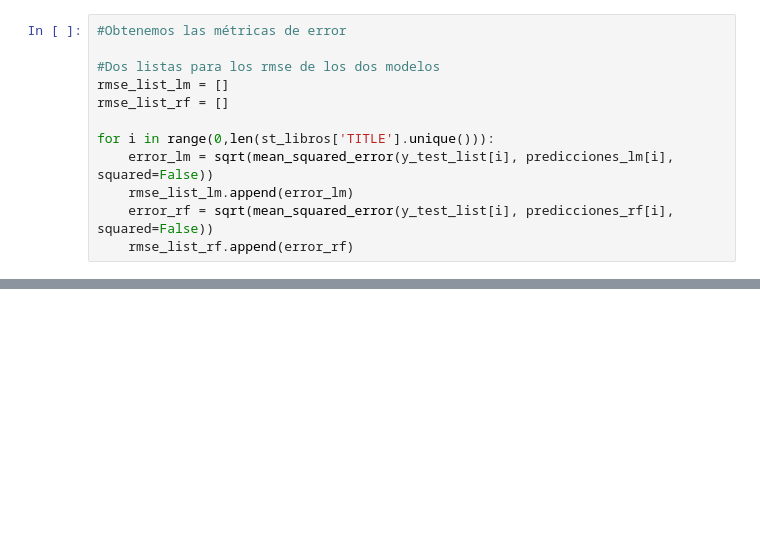
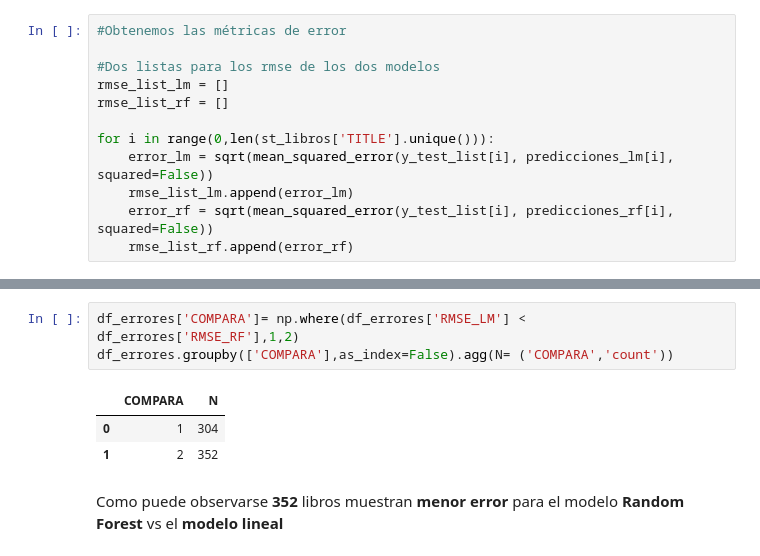
Before and after one commit to hghernandez/MachineLearning, a Jupyter notebook: python/ForecastPenguin/Forecast Penguim Random House.ipynb, the cells around one changed output, grey strips where cells are left out. Cells and saved outputs as stored; diff of their text form; blank space fills up the shorter version.

```diff
--- a/python/ForecastPenguin/Forecast Penguim Random House.ipynb
+++ b/python/ForecastPenguin/Forecast Penguim Random House.ipynb
@@ -285,0 +308,9 @@ print(rmse_list_rf[600])
+# %%
+df_errores['COMPARA']= np.where(df_errores['RMSE_LM'] < df_errores['RMSE_RF'],1,2)
+df_errores.groupby(['COMPARA'],as_index=False).agg(N= ('COMPARA','count'))
+# %% [output]
+|  | COMPARA | N |
+| 0 | 1 | 304 |
+| 1 | 2 | 352 |
+# %% [markdown]
+Como puede observarse **352** libros muestran **menor error** para el modelo **Random Forest** vs el **modelo lineal**
```
Also changed, not shown: parts of 3 cells of this notebook.
